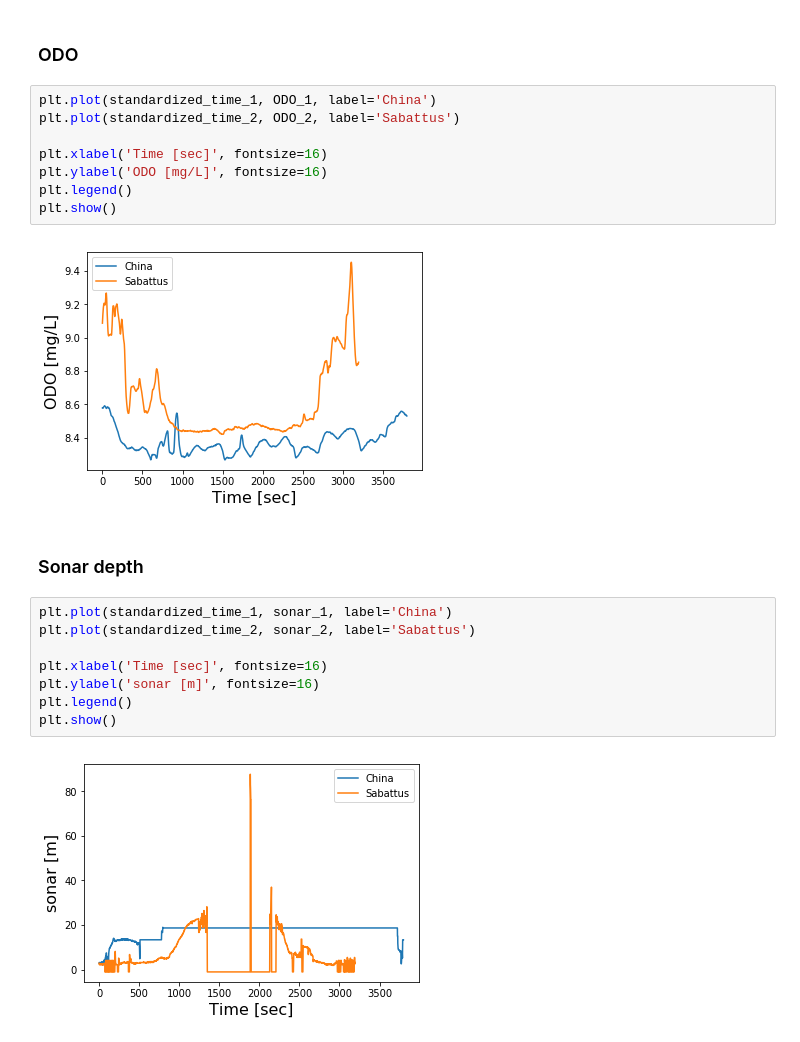
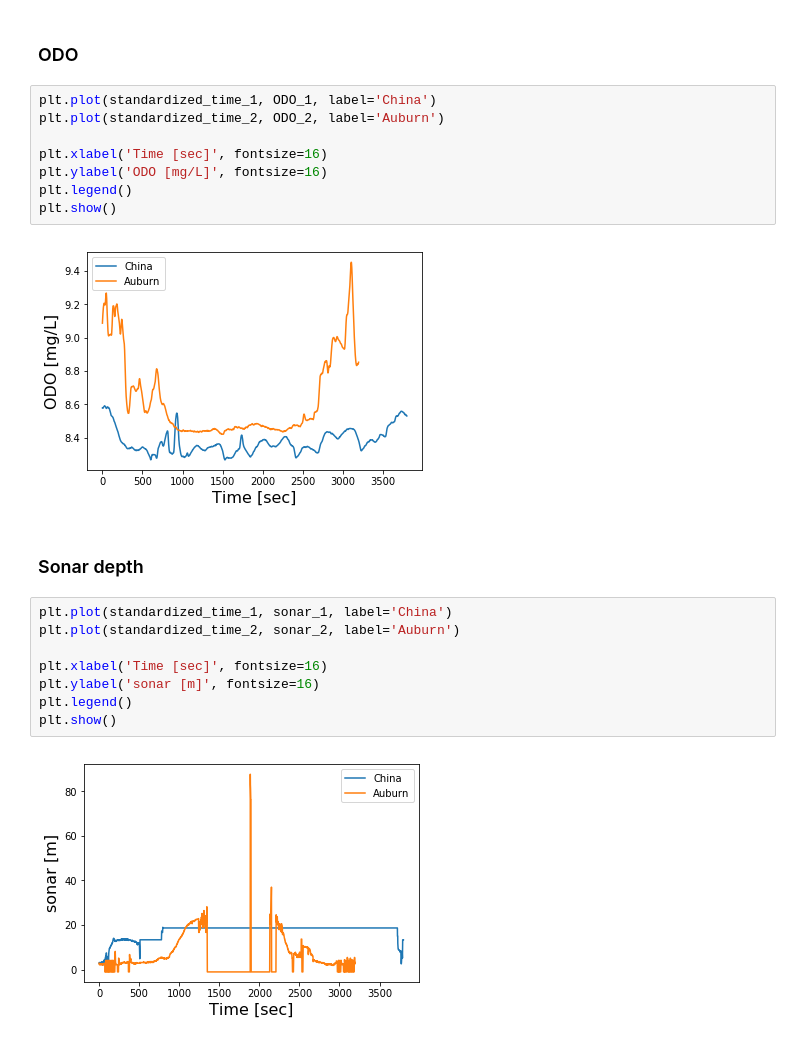
Before and after one commit to dartmouthrobotics/epscor_asv_data_analysis, a Jupyter notebook: Jupyter_notebook/20200915-Comparison (China-Auburn).ipynb, the cells around one changed output. Saved outputs shown, nothing was run; the diff lists cells and outputs as text.

```diff
--- a/Jupyter_notebook/20200915-Comparison (China-Auburn).ipynb
+++ b/Jupyter_notebook/20200915-Comparison (China-Auburn).ipynb
@@ -152,23 +152,23 @@ plt.show()
 ### ODO
 # %%
 plt.plot(standardized_time_1, ODO_1, label='China')
-plt.plot(standardized_time_2, ODO_2, label='Sabattus')
+plt.plot(standardized_time_2, ODO_2, label='Auburn')
 
 plt.xlabel('Time [sec]', fontsize=16)
 plt.ylabel('ODO [mg/L]', fontsize=16)
 plt.legend()
 plt.show()
 # %% [output]
-[figure, old version]
+[figure, new version]
 # %% [markdown]
 ### Sonar depth
 # %%
 plt.plot(standardized_time_1, sonar_1, label='China')
-plt.plot(standardized_time_2, sonar_2, label='Sabattus')
+plt.plot(standardized_time_2, sonar_2, label='Auburn')
 
 plt.xlabel('Time [sec]', fontsize=16)
 plt.ylabel('sonar [m]', fontsize=16)
 plt.legend()
 plt.show()
 # %% [output]
-[figure, old version]
+[figure, new version]
```
Also changed, not shown: parts of 1 cell of this notebook.
